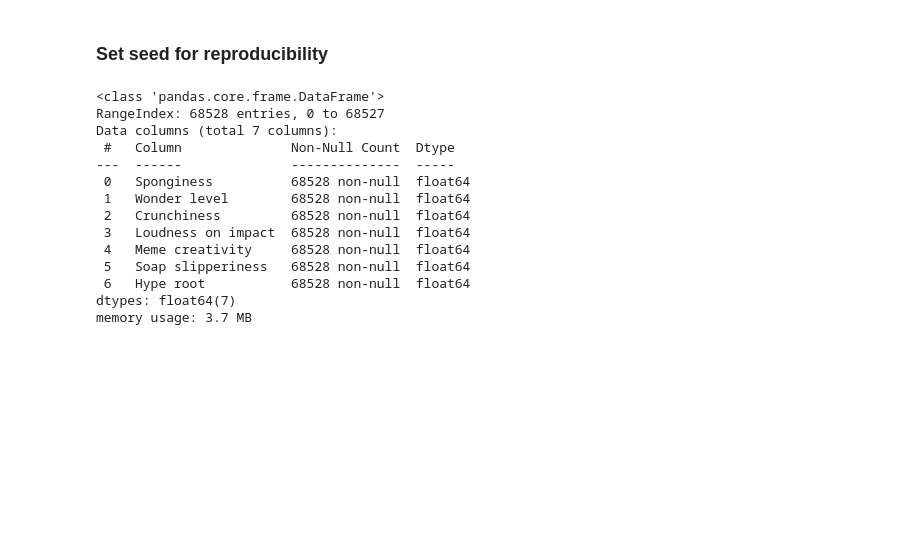
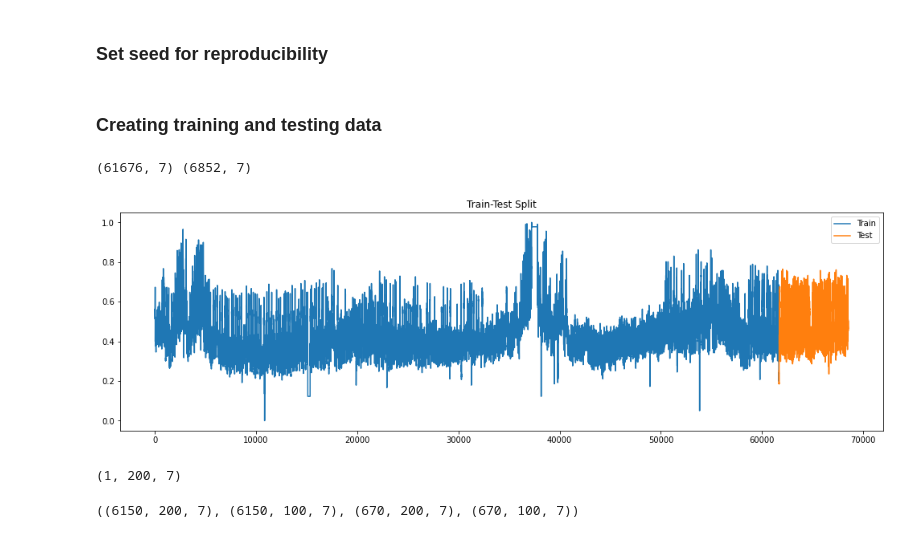
Before and after one commit to giuliovv/ANNDL_competitions, a Jupyter notebook: 2_RNN/toma_model.ipynb, the cells around one changed output. Saved outputs shown, nothing was run; the diff lists cells and outputs as text; code cells hidden in the pictures; blank space fills up the shorter version.

```diff
--- a/2_RNN/toma_model.ipynb
+++ b/2_RNN/toma_model.ipynb
@@ -59,41 +79,31 @@ os.environ['PYTHONHASHSEED'] = str(seed)
 np.random.seed(seed)
 tf.random.set_seed(seed)
 tf.compat.v1.set_random_seed(seed)
-# %%
-data.info()
-# %% [output]
-<class 'pandas.core.frame.DataFrame'>
-RangeIndex: 68528 entries, 0 to 68527
-Data columns (total 7 columns):
- #   Column              Non-Null Count  Dtype
----  ------              --------------  -----
- 0   Sponginess          68528 non-null  float64
- 1   Wonder level        68528 non-null  float64
- 2   Crunchiness         68528 non-null  float64
- 3   Loudness on impact  68528 non-null  float64
- 4   Meme creativity     68528 non-null  float64
- 5   Soap slipperiness   68528 non-null  float64
- 6   Hype root           68528 non-null  float64
-dtypes: float64(7)
-memory usage: 3.7 MB
+# %% [markdown]
+### Creating training and testing data
 # %%
-test_size = 3800
-X_train_raw = dataset.iloc[:-test_size]
+TEST_SPLIT = 0.1
+
+test_size = int(len(data)*TEST_SPLIT)
+X_train_raw = data.iloc[:-test_size]
 # y_train_raw = y.iloc[:-test_size]
-X_test_raw = dataset.iloc[-test_size:]
+X_test_raw = data.iloc[-test_size:]
 # y_test_raw = y.iloc[-test_size:]
 print(X_train_raw.shape, X_test_raw.shape)
 
 # Normalize both features and labels
 X_min = X_train_raw.min()
 X_max = X_train_raw.max()
 
 X_train_raw = (X_train_raw-X_min)/(X_max-X_min)
 X_test_raw = (X_test_raw-X_min)/(X_max-X_min)
 
 plt.figure(figsize=(17,5))
-plt.plot(X_train_raw.pollution, label='Train (pollution)')
-plt.plot(X_test_raw.pollution, label='Test (pollution)')
+plt.plot(X_train_raw['Sponginess'], label='Train')
+plt.plot(X_test_raw['Sponginess'], label='Test')
 plt.title('Train-Test Split')
 plt.legend()
 plt.show()
+# %% [output]
+(61676, 7) (6852, 7)
+[figure, added]
@@ -99,0 +113,7 @@ plt.show()
+# %%
+future = data[-window:]
+future = (future-X_min)/(X_max-X_min)
+future = np.expand_dims(future, axis=0)
+future.shape
+# %% [output]
+(1, 200, 7)
@@ -99,0 +149,6 @@ plt.show()
+# %%
+X_train, y_train = build_sequences(X_train_raw, target_labels, window, stride, telescope)
+X_test, y_test = build_sequences(X_test_raw, target_labels, window, stride, telescope)
+X_train.shape, y_train.shape, X_test.shape, y_test.shape
+# %% [output]
+((6150, 200, 7), (6150, 100, 7), (670, 200, 7), (670, 100, 7))
```
Also changed, not shown: parts of 12 cells of this notebook.
